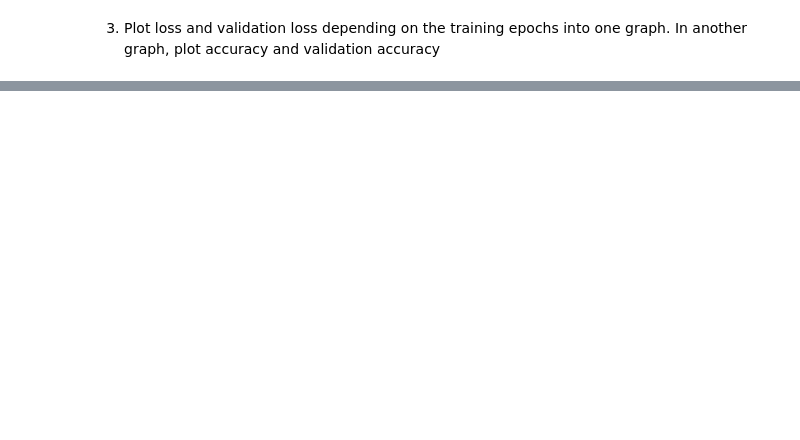
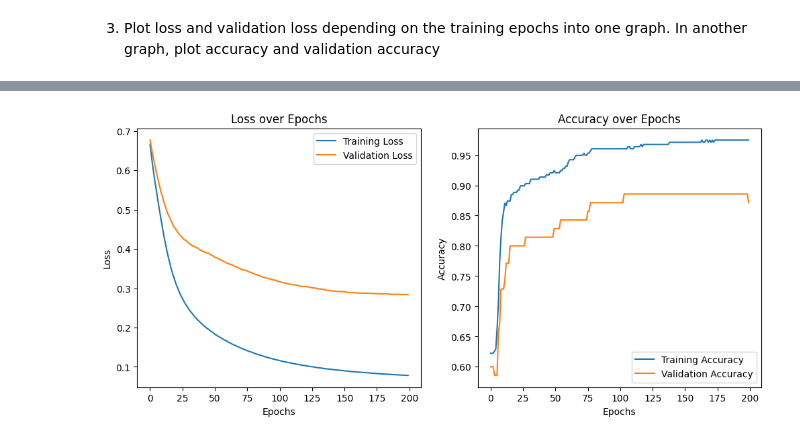
Before and after one commit to j-sikula/MPA-MLF, a Jupyter notebook: cv5_NN_Introduction/Lab_05_task.ipynb, the cells around one changed output, grey strips where cells are left out. Saved outputs shown, nothing was run; the diff lists cells and outputs as text; code cells hidden in the pictures; blank space fills up the shorter version.

Commit message:
cv5 improvement of NN, cv6 added

```diff
--- a/cv5_NN_Introduction/Lab_05_task.ipynb
+++ b/cv5_NN_Introduction/Lab_05_task.ipynb
@@ -494,0 +491,11 @@ plt.show()
+# %%
+# improvements
+
+model = Sequential()
+model.add(InputLayer(shape=(x_train.shape[1],)))
+model.add(Dense(16, activation='sigmoid'))
+model.add(Dense(1, activation='sigmoid'))
+
+optimizer = tf.keras.optimizers.SGD(learning_rate=0.08)
+model.compile(loss='binary_crossentropy', optimizer=optimizer, metrics=['accuracy'])
+history = model.fit(x_to_train, y_to_train, epochs=200, batch_size=32, verbose=1, validation_split=0.2)
@@ -494,0 +528,26 @@ plt.show()
+# %%
+
+# plot training and validation loss and accuracy
+plt.figure(figsize=(12, 5))
+
+# Plot loss and validation loss into one graph
+plt.subplot(1, 2, 1)
+plt.plot(history.history['loss'], label='Training Loss')
+plt.plot(history.history['val_loss'], label='Validation Loss') # Corrected
+plt.title('Loss over Epochs')
+plt.xlabel('Epochs')
+plt.ylabel('Loss')
+plt.legend()
+
+# Plot accuracy and validation accuracy into another graph
+plt.subplot(1, 2, 2)
+plt.plot(history.history['accuracy'], label='Training Accuracy')
+plt.plot(history.history['val_accuracy'], label='Validation Accuracy') # Corrected
+plt.title('Accuracy over Epochs')
+plt.xlabel('Epochs')
+plt.ylabel('Accuracy')
+plt.legend()
+
+plt.show()
+# %% [output]
+[figure, added]
```
Also changed, not shown: parts of 15 cells of this notebook.
